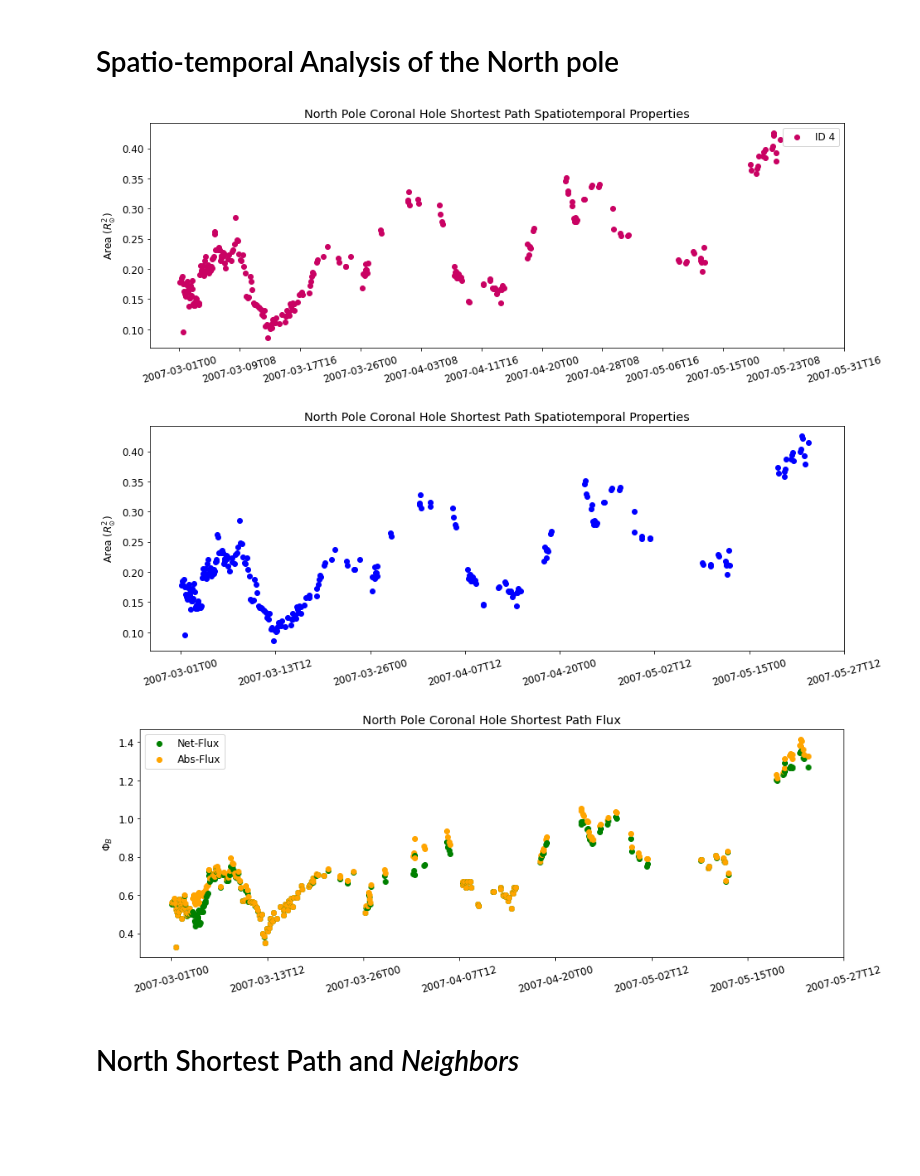
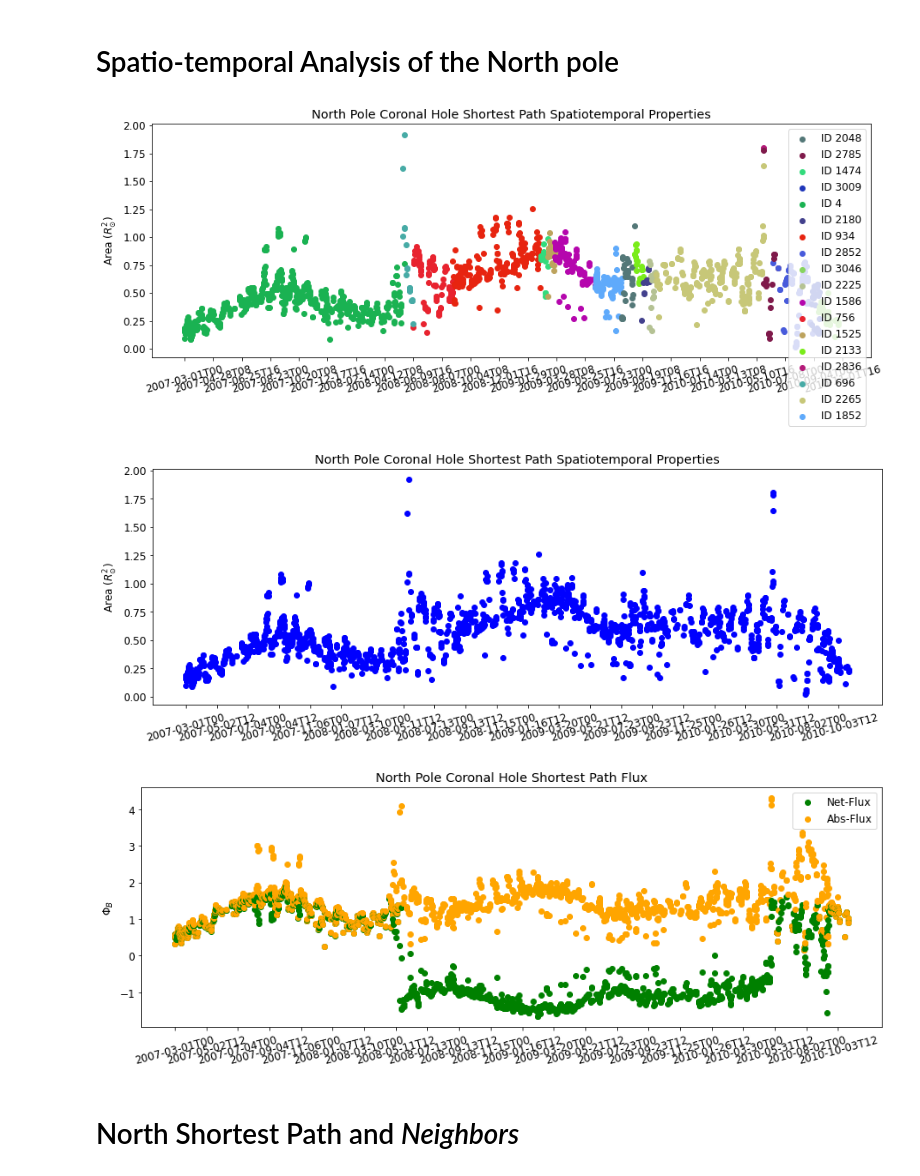
Before and after one commit to predsci/CHMAP, a Jupyter notebook: chmap/coronal_holes/tracking/examples/example_02_graph_analysis.ipynb, the cells around one changed output. Drawn from its saved outputs; the diff is of its cells as text; code cells hidden in the pictures; blank space fills up the shorter version.

```diff
--- a/chmap/coronal_holes/tracking/examples/example_02_graph_analysis.ipynb
+++ b/chmap/coronal_holes/tracking/examples/example_02_graph_analysis.ipynb
@@ -156,7 +153,7 @@ plt.savefig(res_dir + '/figures/edge_distribution_G.png')
 # How to Traverse the Graph to explore all the nodes related to the North Pole Coronal Hole
 # %%
 for node in G.nodes:
-    if G.nodes[node]["id"] == 4 and G.nodes[node]["frame_num"] == 1000:
+    if G.nodes[node]["id"] == 3046 and G.nodes[node]["frame_num"] == 16000:
         print(G.nodes[node])
         print(node)
 
@@ -171,6 +168,6 @@ for node in G.nodes:
 # %%
 start = "1_4_0"
-end = "1000_4_0"
+end = "16000_3046_0"
 # %% [markdown]
 # Create a *directed* version of our main Graph
 # %%
@@ -215,6 +246,6 @@ unique_id_class
 # %%
 # set time array for plotting purposes
-timearray = np.arange('2007-03-01T00', '2007-06-03T10',np.timedelta64(2,'h'), dtype='datetime64')
+timearray = np.arange('2007-03-01T00', '2010-11-05T06',np.timedelta64(2,'h'), dtype='datetime64')
 # %%
 fig, ax = plt.subplots(figsize=(10, 10))
 # draw graph, nodes positions are based on their count and frame_num.
@@ -259,39 +290,39 @@ plt.savefig(res_dir + '/figures/north_ch_shortest_path_res_4_to_4.png')
 # %% [markdown]
 # Spatio-temporal Analysis of the North pole
 # %%
-frame_array = np.arange(1, 1000)
+frame_array = np.arange(1, 16000)
 # %%
 fig, ax = plt.subplots(figsize=(15, 5))
 
 
 for frame in frame_array:
     holder = []
     for node in path_g:
         if path_g.nodes[node]["frame_num"] == frame:
             holder.append(node)
 
     area = 0
     for node in holder:
         area += path_g.nodes[node]["area"]
 
     if area != 0:
         ax.scatter(frame, area, c=[c.to_rgba(np.array(path_g.nodes[holder[0]]["color"]) / 255)])
 
 for ch in unique_id_class:
     ax.scatter([],[], c=[c.to_rgba(np.array(path_g.nodes[ch]["color"]) / 255)], label='ID {}'.format(path_g.nodes[ch]["id"]))
 
 # set x ticks to be timestamps
-ax.set_xticks(np.linspace(0, len(timearray), len(timearray))[::100])
-ax.set_xticklabels(timearray[::100], fontsize=12)
+ax.set_xticks(np.linspace(0, len(timearray), len(timearray))[::700])
+ax.set_xticklabels(timearray[::700], fontsize=12)
 ax.tick_params(axis='x', rotation=15)
 
 # label axis
 _ = ax.set_ylabel("Area ($R_{\odot}^2$)")
 _ = ax.set_title("North Pole Coronal Hole Shortest Path Spatiotemporal Properties")
 _ = plt.legend()
 plt.savefig(res_dir + '/figures/north_ch_shortest_path_area.png')
 # %% [output]
-[figure, old version]
+[figure, new version]
 # %%
 fig, ax = plt.subplots(figsize=(15, 5))
 
@@ -312,8 +343,8 @@ for frame in frame_array:
 #ax.set_ylim(0, 0.7)
 
 # set x ticks to be timestamps
-ax.set_xticks(np.linspace(0, len(timearray), len(timearray))[::150])
-ax.set_xticklabels(timearray[::150])
+ax.set_xticks(np.linspace(0, len(timearray), len(timearray))[::750])
+ax.set_xticklabels(timearray[::750])
 ax.tick_params(axis='x', rotation=15)
 
 # label axis
@@ -321,7 +352,7 @@ _ = ax.set_ylabel("Area ($R_{\odot}^2$)")
 _ = ax.set_title("North Pole Coronal Hole Shortest Path Spatiotemporal Properties")
 plt.savefig(res_dir + '/figures/north_ch_shortest_path_area_all_blue.png')
 # %% [output]
-[figure, old version]
+[figure, new version]
 # %%
 fig, ax = plt.subplots(figsize=(15, 5))
 
@@ -349,8 +380,8 @@ ax.scatter([], [], c="orange", label="Abs-Flux")
 
 
 # set x ticks to be timestamps
-ax.set_xticks(np.linspace(0, len(timearray), len(timearray))[::150])
-ax.set_xticklabels(timearray[::150])
+ax.set_xticks(np.linspace(0, len(timearray), len(timearray))[::750])
+ax.set_xticklabels(timearray[::750])
 ax.tick_params(axis='x', rotation=15)
 
 
@@ -360,7 +391,7 @@ _ = plt.legend()
 _ = ax.set_title("North Pole Coronal Hole Shortest Path Flux")
 plt.savefig(res_dir + '/figures/north_ch_shortest_path_net_flux.png')
 # %% [output]
-[figure, old version]
+[figure, new version]
 # %% [markdown]
 # North Shortest Path and *Neighbors*
 # %%
```
Also changed, not shown: parts of 17 cells of this notebook, 6 other files.
